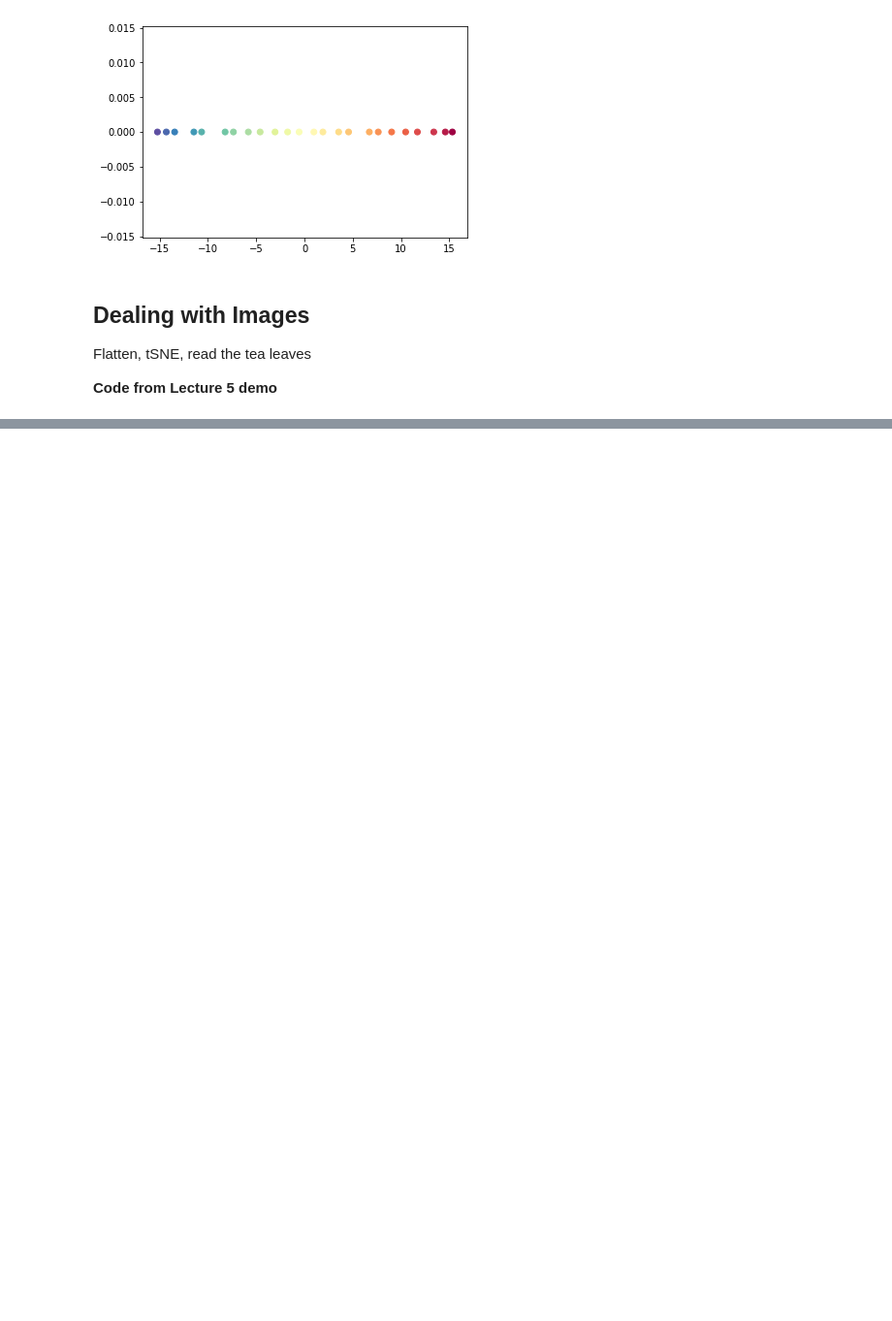
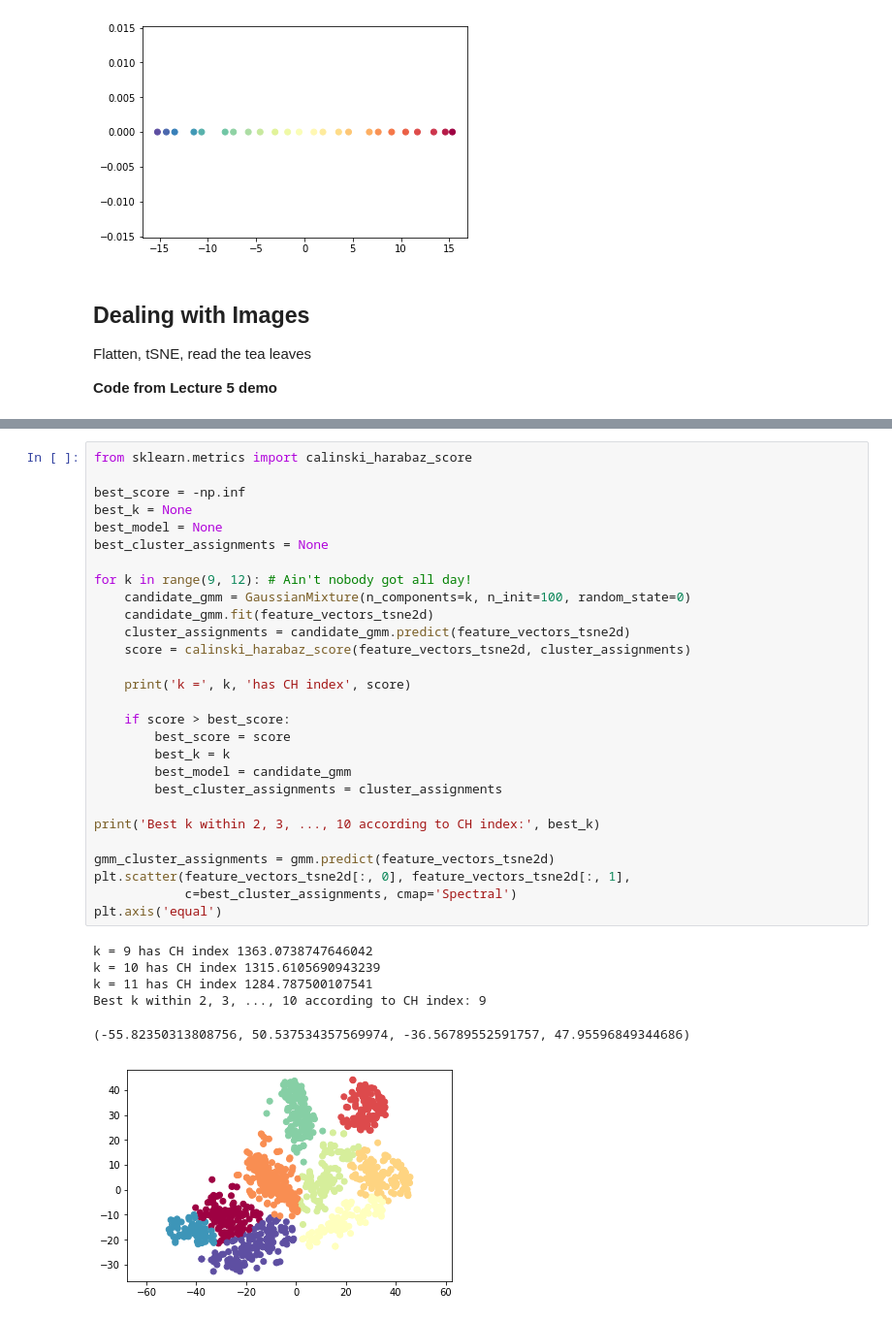
Before and after one commit to aamalik7196/UDA_Studying, a Jupyter notebook: Quiz1_Study_Notes.ipynb, the cells around one changed output, grey strips where cells are left out. Shown: that part at 97% size. Cells and saved outputs as stored; diff of their text form; blank space fills up the shorter version.

```diff
--- a/Quiz1_Study_Notes.ipynb
+++ b/Quiz1_Study_Notes.ipynb
@@ -429,0 +555,35 @@ ModuleNotFoundError: No module named 'tensorflow'
+# %%
+from sklearn.metrics import calinski_harabaz_score
+
+best_score = -np.inf
+best_k = None
+best_model = None
+best_cluster_assignments = None
+
+for k in range(9, 12): # Ain't nobody got all day!
+    candidate_gmm = GaussianMixture(n_components=k, n_init=100, random_state=0)
+    candidate_gmm.fit(feature_vectors_tsne2d)
+    cluster_assignments = candidate_gmm.predict(feature_vectors_tsne2d)
+    score = calinski_harabaz_score(feature_vectors_tsne2d, cluster_assignments)
+
+    print('k =', k, 'has CH index', score)
+
+    if score > best_score:
+        best_score = score
+        best_k = k
+        best_model = candidate_gmm
+        best_cluster_assignments = cluster_assignments
+
+print('Best k within 2, 3, ..., 10 according to CH index:', best_k)
+
+gmm_cluster_assignments = gmm.predict(feature_vectors_tsne2d)
+plt.scatter(feature_vectors_tsne2d[:, 0], feature_vectors_tsne2d[:, 1],
+            c=best_cluster_assignments, cmap='Spectral')
+plt.axis('equal')
+# %% [output]
+k = 9 has CH index 1363.0738747646042
+k = 10 has CH index 1315.6105690943239
+k = 11 has CH index 1284.787500107541
+Best k within 2, 3, ..., 10 according to CH index: 9
+(-55.82350313808756, 50.537534357569974, -36.56789552591757, 47.95596849344686)
+[figure, added]
```
Also changed, not shown: parts of 22 cells of this notebook.
